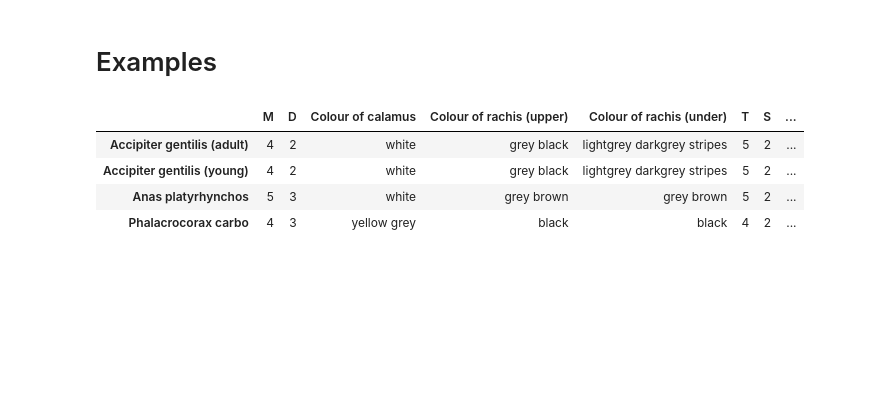
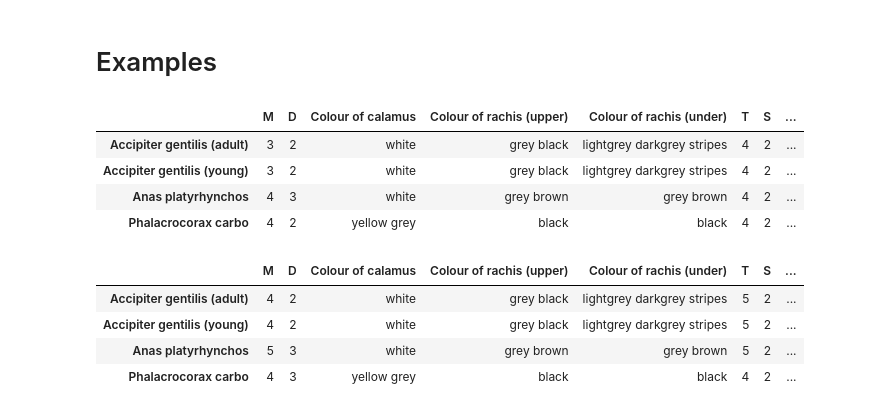
Before and after one commit to Maciej-GBS/SBC, a Jupyter notebook: knowledge/data-analysis.ipynb, the cells around one changed output. Cells and saved outputs as stored; diff of their text form; code cells hidden in the pictures; blank space fills up the shorter version.

Commit message:
More examples defined

```diff
--- a/knowledge/data-analysis.ipynb
+++ b/knowledge/data-analysis.ipynb
@@ -785,6 +785,14 @@ f.close()
 examples = ['Accipiter gentilis (adult)', 'Accipiter gentilis (young)', 'Anas platyrhynchos', 'Phalacrocorax carbo']
 # %%
 examples = df_t.loc[examples]
+# %%
+examples['Secondaries']
+# %% [output]
+|  | M | D | Colour of calamus | Colour of rachis (upper) | Colour of rachis (under) | T | S | ... |
+| Accipiter gentilis (adult) | 3 | 2 | white | grey black | lightgrey darkgrey stripes | 4 | 2 | ... |
+| Accipiter gentilis (young) | 3 | 2 | white | grey black | lightgrey darkgrey stripes | 4 | 2 | ... |
+| Anas platyrhynchos | 4 | 3 | white | grey brown | grey brown | 4 | 2 | ... |
+| Phalacrocorax carbo | 4 | 2 | yellow grey | black | black | 4 | 2 | ... |
 # %%
 examples['Primaries']
 # %% [output]
```
Also changed, not shown: 2 other files.
